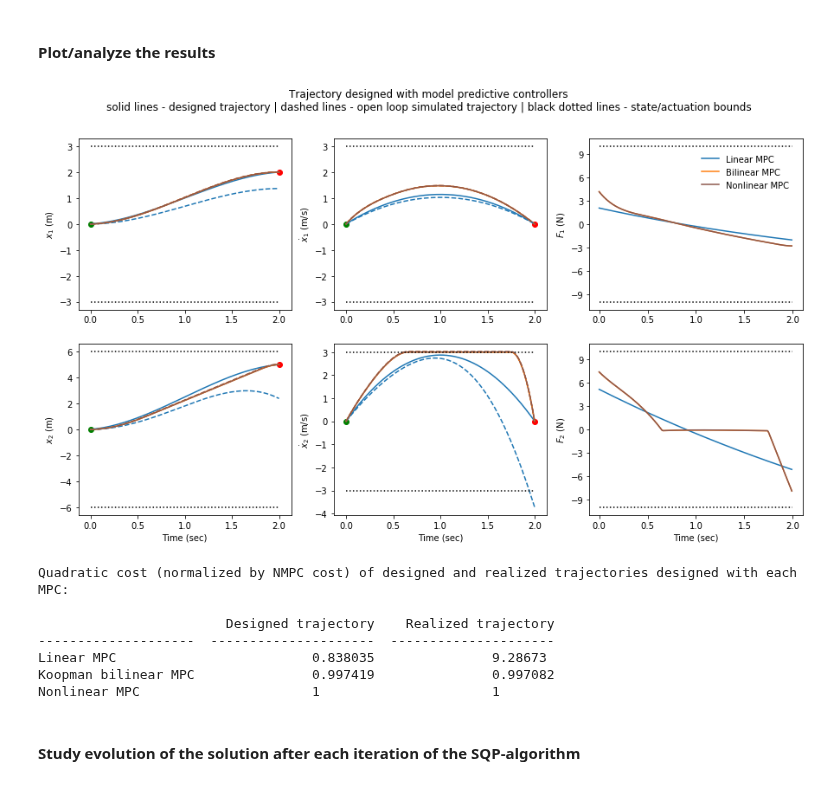
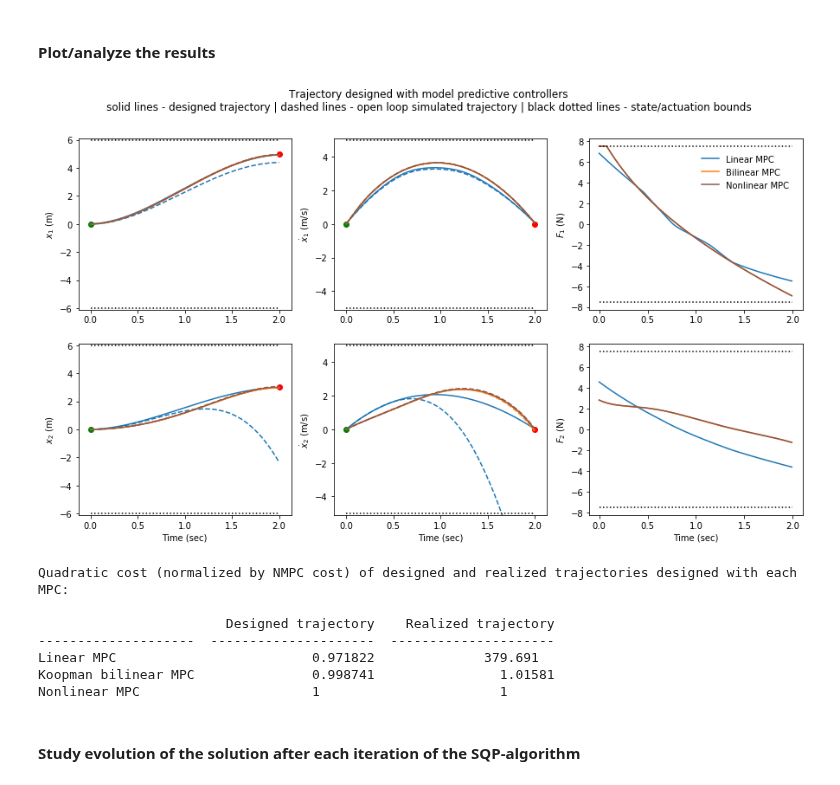
Before and after one commit to Cafolkes/koopman_learning_and_control, a Jupyter notebook: bilinearizable_sys_closed_loop.ipynb, the cells around one changed output. Cells and saved outputs as stored; diff of their text form; code cells hidden in the pictures.

```diff
--- a/bilinearizable_sys_closed_loop.ipynb
+++ b/bilinearizable_sys_closed_loop.ipynb
@@ -109,18 +109,20 @@ dt = 1e-2
 linearized_sys = LinearLiftedDynamics(A_lin, B_lin, np.eye(n), lambda x: x)
 
 # MPC parameters:
-umax = np.array([10., 10.])
+umax = np.array([7.5, 7.5])
 umin = -umax
-xmax = np.array([3., 6., 3., 3.])
+xmax = np.array([6., 6., 5., 5.])
 xmin = -xmax
-Q_mpc = 0*np.eye(n)
-QN_mpc = 1e3*np.eye(n)
+Q_mpc = 1*np.diag([1, 1, 1e-1, 1e-1])
+QN_mpc = 1e4*np.eye(n)
 R_mpc = np.eye(m)
-traj_length = 200
+traj_duration = 2
+traj_length = int(traj_duration/dt)
 
 # Design trajectory:
 x0 = np.array([0., 0., 0., 0.])
-set_pt = np.array([2., 5., 0., 0.])
+set_pt = np.array([5., 3., 0., 0.])
+term_constraint = False
 
 # Define initial solution for SQP algorithm:
 x_init = np.tile(x0.reshape((-1,1)),(1,traj_length+1)).T
@@ -266,7 +268,7 @@ show()
 # %%
 from koopman_core.controllers import MPCController
 
-controller_lmpc = MPCController(linearized_sys, traj_length, dt, umin, umax, xmin, xmax, np.zeros_like(Q_mpc), R_mpc, Q_mpc, set_pt, terminal_constraint=True)
+controller_lmpc = MPCController(linearized_sys, traj_length, dt, umin, umax, xmin, xmax, Q_mpc, R_mpc, QN_mpc, set_pt, terminal_constraint=term_constraint)
 # %% [markdown]
 #### Bilinear model predictive controller
 # %%
@@ -278,7 +280,7 @@ B_d = [b*dt for b in koop_bilinear_sys.B]
 kbf_d = BilinearLiftedDynamics(n_koop, m, A_d, B_d, C, koop_bilinear_sys.basis, continuous=False, dt=dt)
 
 # Define kbf controller:
-controller_knmpc = NonlinearMPCController(kbf_d, traj_length, dt, umin, umax, xmin, xmax, Q_mpc, R_mpc, QN_mpc, set_pt, terminal_constraint=True)
+controller_knmpc = NonlinearMPCController(kbf_d, traj_length, dt, umin, umax, xmin, xmax, Q_mpc, R_mpc, QN_mpc, set_pt, terminal_constraint=term_constraint)
 z0 = phi_fun(x0.reshape((1,-1)))
 z_init = np.tile(z0.reshape((-1,1)),(1,traj_length+1)).T
 controller_knmpc.construct_controller(z_init, u_init)
@@ -286,7 +288,7 @@ controller_knmpc.construct_controller(z_init, u_init)
 #### Nonlinear model predictive controller
 # %%
 finite_dim_koop_sys_d = FiniteDimKoopSysDiscrete(lambd, mu, c, dt)
-controller_nmpc = NonlinearMPCController(finite_dim_koop_sys_d, traj_length, dt, umin, umax, xmin, xmax, Q_mpc, R_mpc, QN_mpc, set_pt, terminal_constraint=True)
+controller_nmpc = NonlinearMPCController(finite_dim_koop_sys_d, traj_length, dt, umin, umax, xmin, xmax, Q_mpc, R_mpc, QN_mpc, set_pt, terminal_constraint=term_constraint)
 controller_nmpc.construct_controller(x_init, u_init)
 # %% [markdown]
 # Evaluate performance of controllers for trajectory generation
@@ -329,7 +331,6 @@ import matplotlib.pyplot as plt
 from matplotlib.ticker import MaxNLocator
 from tabulate import tabulate
 
-t_eval = np.arange(0,traj_length+1)*dt
 plot_inds = [0, 2, 1, 3, 0, 1]
 subplot_inds = [1, 2, 4, 5, 3, 6]
 labels = ['$x_1$ (m)', '$x_2$ (m)', '$\\dot{x}_1$ (m/s)','$\\dot{x}_2$ (m/s)','$F_1$ (N)','$F_2$ (N)']
@@ -354,44 +355,45 @@ for ii in range(6):
         plt.scatter(t_eval[0], x0[ind], color='g')
         plt.scatter(t_eval[-1], set_pt[ind], color='r')
         plt.ylabel(labels[ind])
+        plt.ylim(xmin[ind]-0.1,xmax[ind]+0.1)
     else:
         ax = plt.subplot(2,3,subplot_inds[ii])
         plt.plot(t_eval[:-1],ur_lmpc[ind,:], color=colors[0], label='Linear MPC')
         plt.plot(t_eval[:-1], ur_knmpc[ind, :], color=colors[1], label='Bilinear MPC')
         plt.plot(t_eval[:-1],ur_nmpc[ind,:], color=colors[2], label='Nonlinear MPC')
         plt.plot([0, 2.], [umax[ind], umax[ind]], ':k')
         plt.plot([0, 2.], [umin[ind], umin[ind]], ':k')
         plt.ylabel(labels[ii])
         ax.yaxis.set_major_locator(MaxNLocator(integer=True))
         if subplot_inds[ii]==3:
             plt.legend(loc='upper right', bbox_to_anchor=(0.975, 0.95), frameon=False)
     if subplot_inds[ii] == 4 or subplot_inds[ii] == 5 or subplot_inds[ii] == 6:
         plt.xlabel('Time (sec)')
 
 plt.show()
 
 cost_ref_lmpc = (xr_lmpc[:,-1]-set_pt).T@QN_mpc@(xr_lmpc[:,-1]-set_pt) + np.sum(np.diag(ur_lmpc.T@R_mpc@ur_lmpc))
 cost_ref_knmpc = (xr_knmpc[:,-1]-set_pt).T@QN_mpc@(xr_knmpc[:,-1]-set_pt) + np.sum(np.diag(ur_knmpc.T@R_mpc@ur_knmpc))
 cost_ref_nmpc = (xr_nmpc[:,-1]-set_pt).T@QN_mpc@(xr_nmpc[:,-1]-set_pt) + np.sum(np.diag(ur_nmpc.T@R_mpc@ur_nmpc))
 
 cost_ol_lmpc = (xs_lmpc[:,-1]-set_pt).T@QN_mpc@(xs_lmpc[:,-1]-set_pt) + np.sum(np.diag(ur_lmpc.T@R_mpc@ur_lmpc))
 cost_ol_knmpc = (xs_knmpc[:,-1]-set_pt).T@QN_mpc@(xs_knmpc[:,-1]-set_pt) + np.sum(np.diag(ur_knmpc.T@R_mpc@ur_knmpc))
 cost_ol_nmpc = (xs_nmpc[:,-1]-set_pt).T@QN_mpc@(xs_nmpc[:,-1]-set_pt) + np.sum(np.diag(ur_nmpc.T@R_mpc@ur_nmpc))
 
 print('Quadratic cost (normalized by NMPC cost) of designed and realized trajectories designed with each MPC:\n')
 print(tabulate([['Linear MPC', cost_ref_lmpc/cost_ref_nmpc, cost_ol_lmpc/cost_ol_nmpc],
                 ['Koopman bilinear MPC', cost_ref_knmpc/cost_ref_nmpc, cost_ol_knmpc/cost_ol_nmpc],
                 ['Nonlinear MPC', 1, 1]],
                headers=['Designed trajectory', 'Realized trajectory']))
 # %% [output]
-[figure, old version]
+[figure, new version]
 Quadratic cost (normalized by NMPC cost) of designed and realized trajectories designed with each MPC:
 
                         Designed trajectory    Realized trajectory
 --------------------  ---------------------  ---------------------
-Linear MPC                         0.838035               9.28673
-Koopman bilinear MPC               0.997419               0.997082
-Nonlinear MPC                      1                      1
+Linear MPC                         0.971822              379.691
+Koopman bilinear MPC               0.998741                1.01581
+Nonlinear MPC                      1                       1
 # %% [markdown]
 #### Study evolution of the solution after each iteration of the SQP-algorithm
 # %%
```
Also changed, not shown: parts of 10 cells of this notebook, 5 other files.
